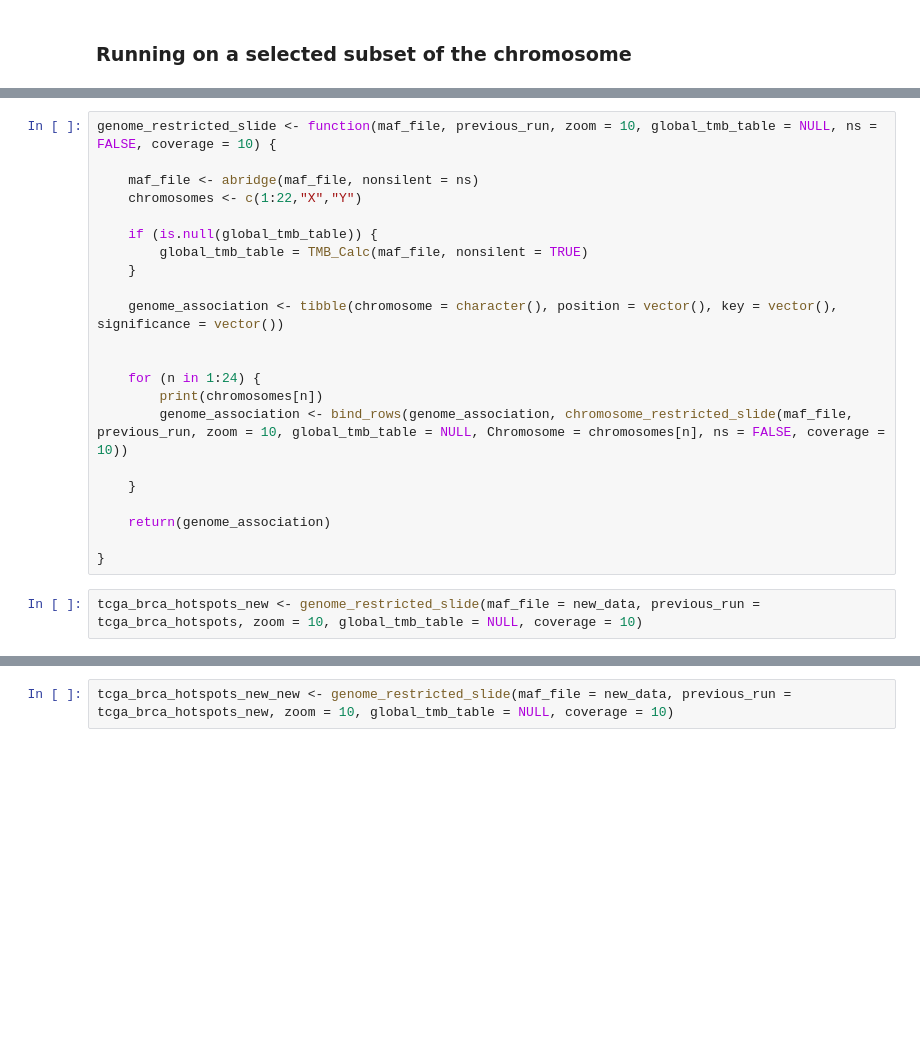
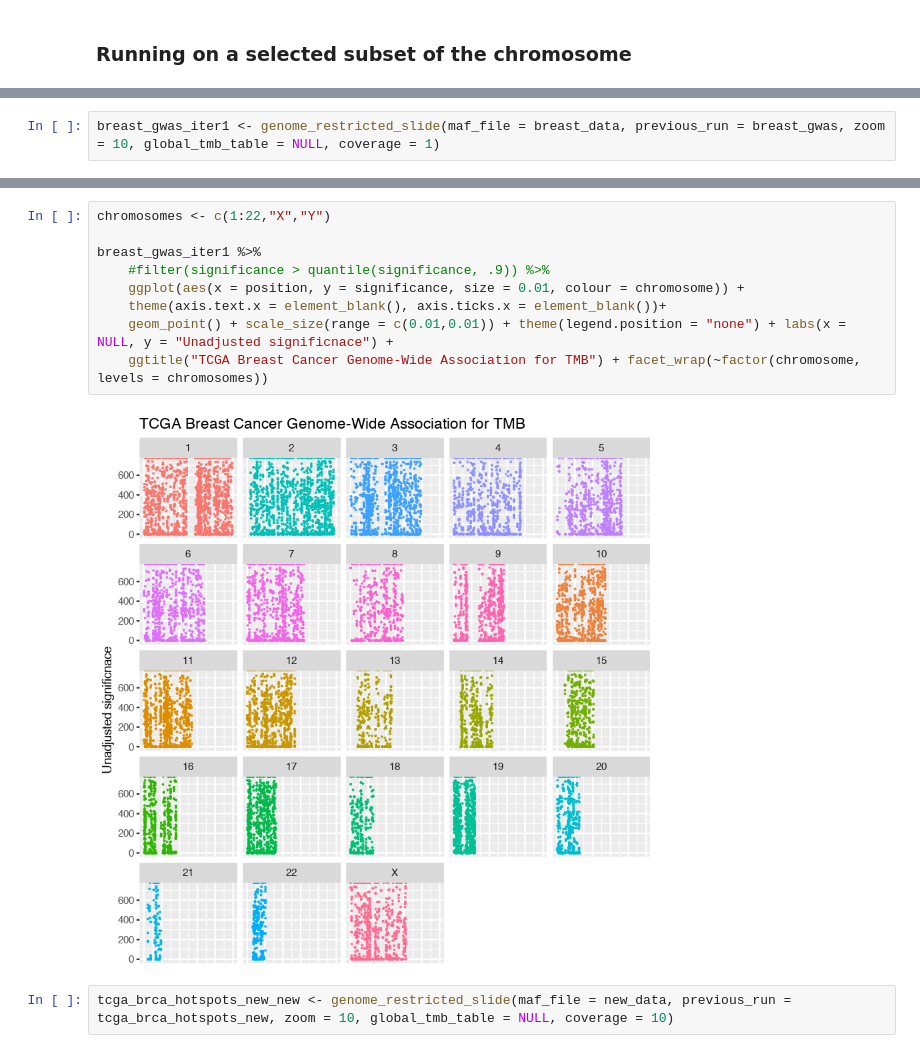
Before and after one commit to cobrbra/ccg, a Jupyter notebook: Code/Sliding_Window_Algorithm.ipynb, the cells around one changed output, grey strips where cells are left out. Saved outputs shown, nothing was run; the diff lists cells and outputs as text; blank space fills up the shorter version.

```diff
--- a/Code/Sliding_Window_Algorithm.ipynb
+++ b/Code/Sliding_Window_Algorithm.ipynb
@@ -326,25 +324,3 @@ maf_file <- abridge(maf_file, nonsilent = ns)
-# %%
-genome_restricted_slide <- function(maf_file, previous_run, zoom = 10, global_tmb_table = NULL, ns = FALSE, coverage = 10) {
-
-    maf_file <- abridge(maf_file, nonsilent = ns)
-    chromosomes <- c(1:22,"X","Y")
-
-    if (is.null(global_tmb_table)) {
-        global_tmb_table = TMB_Calc(maf_file, nonsilent = TRUE)
-    }
-
-    genome_association <- tibble(chromosome = character(), position = vector(), key = vector(), significance = vector())
-
-
-    for (n in 1:24) {
-        print(chromosomes[n])
-        genome_association <- bind_rows(genome_association, chromosome_restricted_slide(maf_file, previous_run, zoom = 10, global_tmb_table = NULL, Chromosome = chromosomes[n], ns = FALSE, coverage = 10))
-
-    }
-
-    return(genome_association)
-
-}
 # %%
-tcga_brca_hotspots_new <- genome_restricted_slide(maf_file = new_data, previous_run = tcga_brca_hotspots, zoom = 10, global_tmb_table = NULL, coverage = 10)
+breast_gwas_iter1 <- genome_restricted_slide(maf_file = breast_data, previous_run = breast_gwas, zoom = 10, global_tmb_table = NULL, coverage = 1)
 # %% [output]
@@ -388,3 +344,14 @@ Warning message:
+# %%
+chromosomes <- c(1:22,"X","Y")
+
+breast_gwas_iter1 %>%
+    #filter(significance > quantile(significance, .9)) %>%
+    ggplot(aes(x = position, y = significance, size = 0.01, colour = chromosome)) +
+    theme(axis.text.x = element_blank(), axis.ticks.x = element_blank())+
+    geom_point() + scale_size(range = c(0.01,0.01)) + theme(legend.position = "none") + labs(x = NULL, y = "Unadjusted significnace") +
+    ggtitle("TCGA Breast Cancer Genome-Wide Association for TMB") + facet_wrap(~factor(chromosome, levels = chromosomes))
+# %% [output]
+[figure, added]
 # %%
 tcga_brca_hotspots_new_new <- genome_restricted_slide(maf_file = new_data, previous_run = tcga_brca_hotspots_new, zoom = 10, global_tmb_table = NULL, coverage = 10)
 # %% [output]
```
Also changed, not shown: parts of 16 cells of this notebook, 4 other files.
